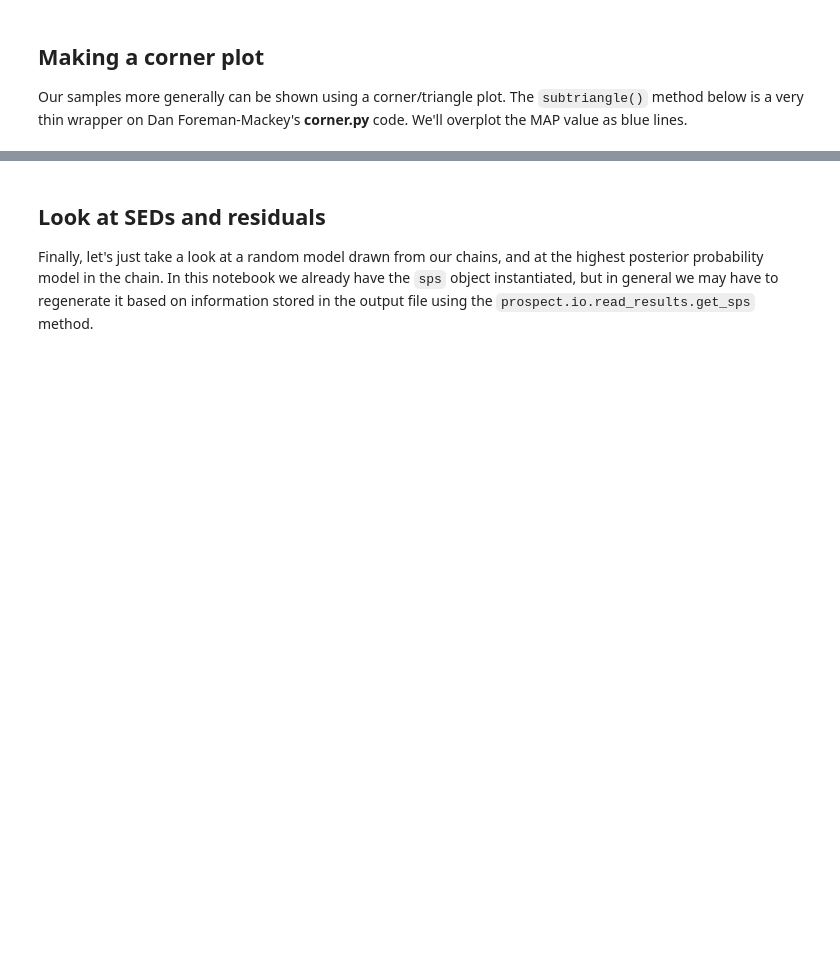
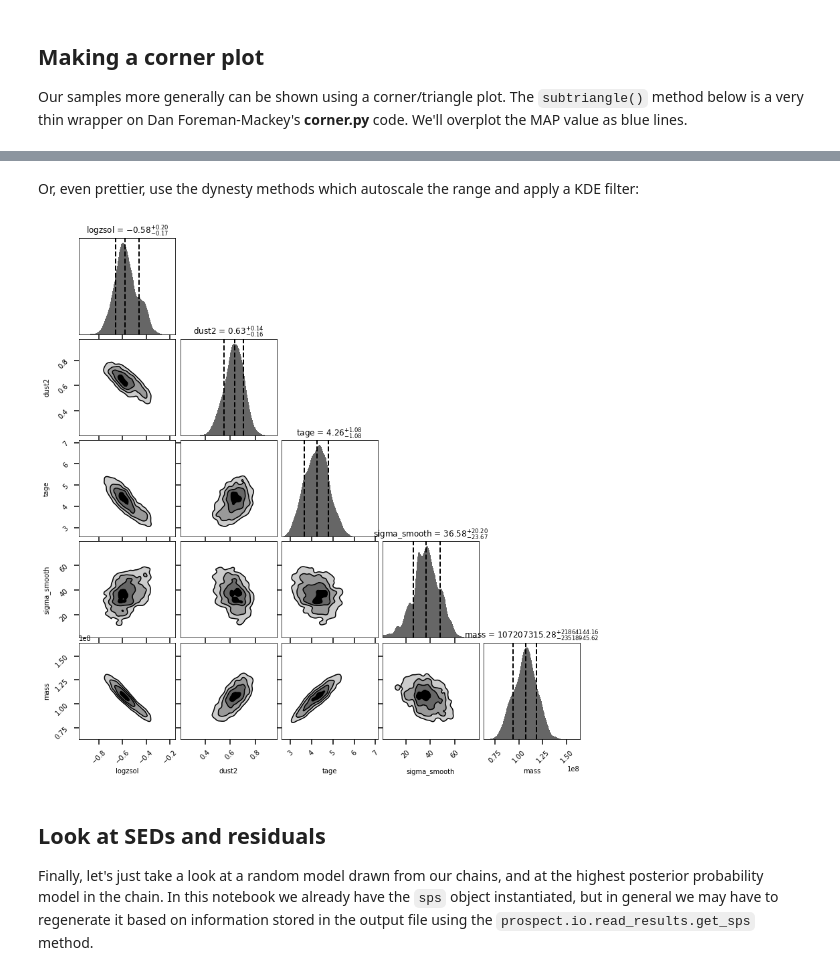
Before and after one commit to bd-j/GCPro, a Jupyter notebook: GCSpecPhotDemo.ipynb, the cells around one changed output, grey strips where cells are left out. Saved outputs shown, nothing was run; the diff lists cells and outputs as text; code cells hidden in the pictures; blank space fills up the shorter version.

Commit message:
updated notebook to make prettier corner plots and print out dynesty version, better text about how to run from command line.

```diff
--- a/GCSpecPhotDemo.ipynb
+++ b/GCSpecPhotDemo.ipynb
@@ -861,3 +876,11 @@ WARNING:root:Too few points to create valid contours
+# %% [markdown]
+Or, even prettier, use the dynesty methods which autoscale the range and apply a KDE filter:
+# %%
+from dynesty import plotting as dyplot
+dres = {"samples": result["chain"], "logl": result["lnlikelihood"], "weights": result["weights"]}
+cfig = dyplot.cornerplot(dres, labels=result["theta_labels"], show_titles=True, quantiles=[0.16, 0.5, 0.84])
+# %% [output]
+[figure, added]
 # %% [markdown]
 ## Look at SEDs and residuals
 Finally, let's just take a look at a random model drawn from our chains, and at the highest posterior probability model in the chain.  In this notebook we already have the `sps` object instantiated, but in general we may have to regenerate it based on information stored in the output file using the `prospect.io.read_results.get_sps` method.
```
Also changed, not shown: parts of 22 cells of this notebook.
